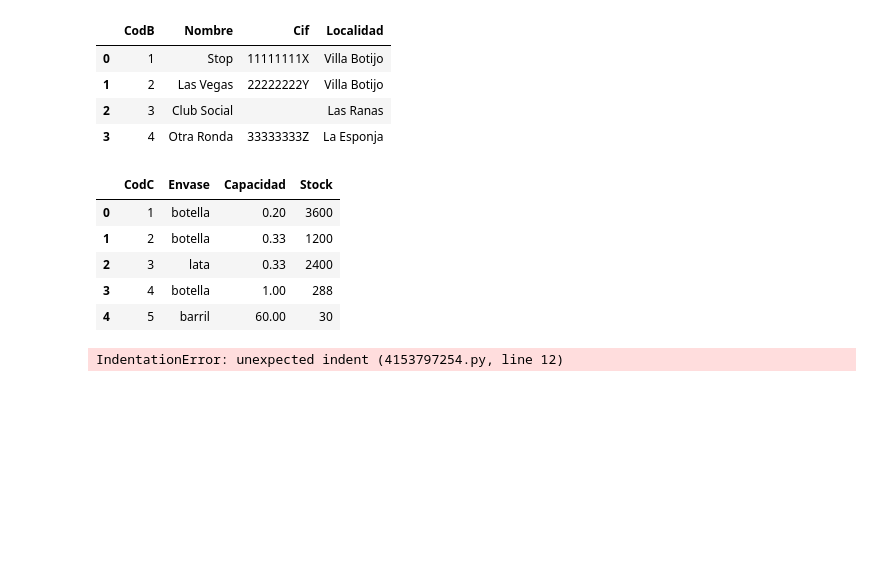
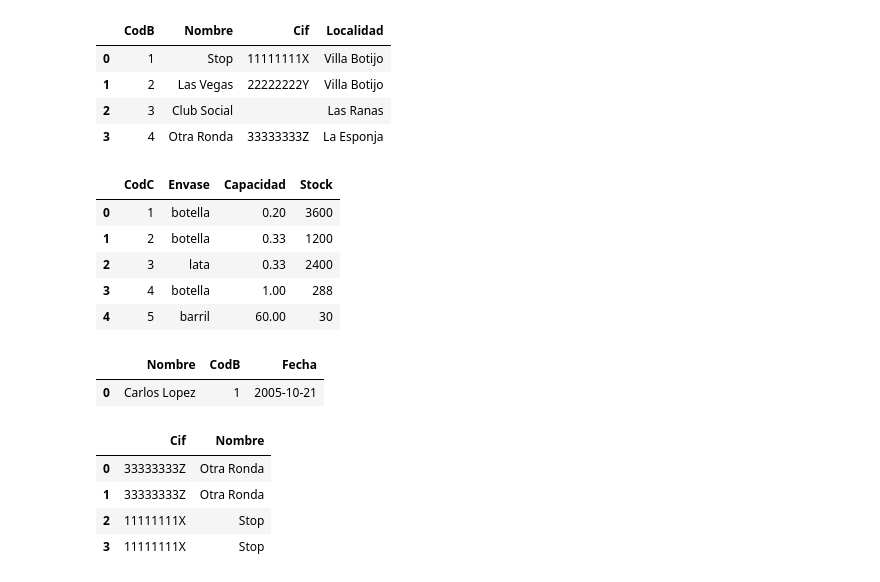
Before and after one commit to luciaaroca/ds_sql_thebridge, a Jupyter notebook: Practica/1-Ejercicios/Cervezas/SQL.cervezas.ipynb, the cells around one changed output. Cells and saved outputs as stored; diff of their text form; code cells hidden in the pictures; blank space fills up the shorter version.

```diff
--- a/Practica/1-Ejercicios/Cervezas/SQL.cervezas.ipynb
+++ b/Practica/1-Ejercicios/Cervezas/SQL.cervezas.ipynb
@@ -192,7 +198,37 @@ df
 | 3 | 4 | botella | 1.00 | 288 |
 | 4 | 5 | barril | 60.00 | 30 |
 # %%
-#Obtener  el  nombre    de  los  empleados   que  hayan  repartido  al  bar  Stop  durante la semana
+#1)Obtener  el  nombre    de  los  empleados   que  hayan  repartido  al  bar  Stop  durante la semana
 #del 17 al 23 de octubre de 2005
+query = '''
+SELECT DISTINCT e.Nombre, r.CodB, r.Fecha
+FROM Reparto as r
+JOIN Empleados as e ON r.CodE = e.CodE
+WHERE r.CodB = '1'
+AND r.Fecha BETWEEN '2005-10-17' AND '2005-10-23';
+'''
+df = sql_query(query)
+df
 # %% [output]
-IndentationError: unexpected indent (4153797254.py, line 12)
+|  | Nombre | CodB | Fecha |
+| 0 | Carlos Lopez | 1 | 2005-10-21 |
+# %%
+#Obtener  el   Cif  y  nombre  de  los  bares  a  los  que  se  ha  repartido  cerveza  de  tipo  Botella  y
+#capacidad inferior a 1 litro, ordenados por localidad
+query = '''
+SELECT b.Cif, b.Nombre
+FROM Reparto AS r
+JOIN Bares AS b ON r.CodB = b.CodB
+JOIN Cervezas AS c ON r.CodC = c.CodC
+WHERE Envase = "botella"
+AND Capacidad < 1.00
+ORDER BY b.Localidad;
+'''
+df = sql_query(query)
+df
+# %% [output]
+|  | Cif | Nombre |
+| 0 | 33333333Z | Otra Ronda |
+| 1 | 33333333Z | Otra Ronda |
+| 2 | 11111111X | Stop |
+| 3 | 11111111X | Stop |
```
Also changed, not shown: parts of 9 cells of this notebook, 3 other files.
